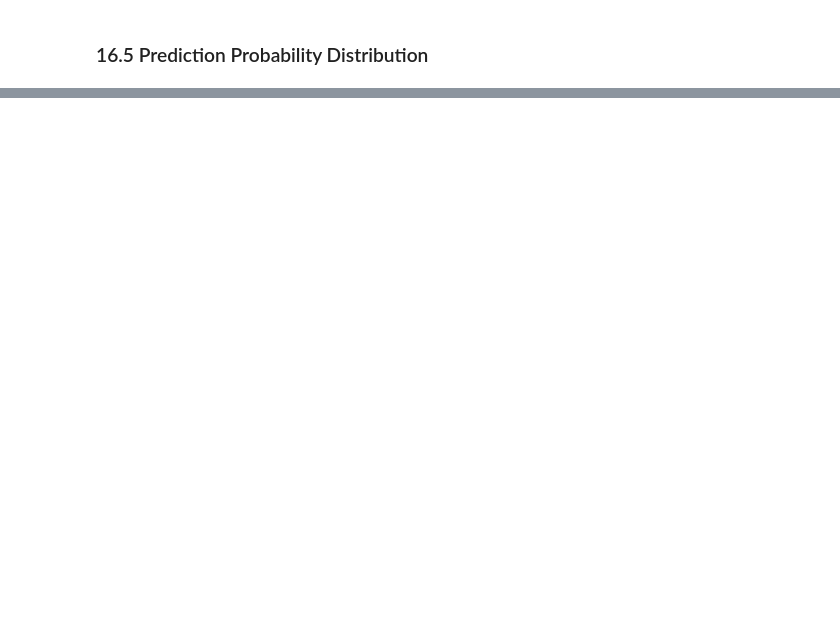
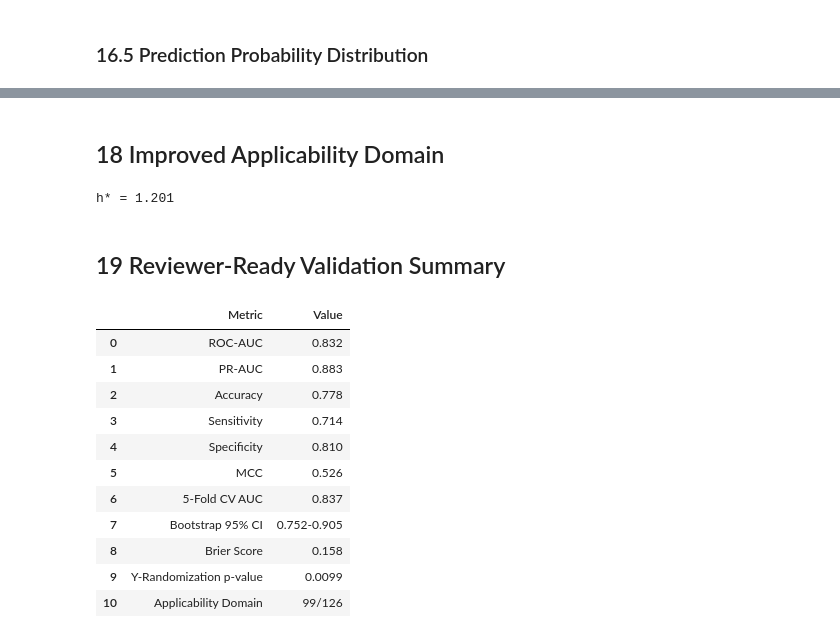
Before and after one commit to akbar527/Akbar, a Jupyter notebook: 4_RecA_Classical_ML_Modeling_Q1_VALIDATION_AUDITED_FIXED_PLUS_DIAGNOSTICS.ipynb, the cells around one changed output, grey strips where cells are left out. Saved outputs shown, nothing was run; the diff lists cells and outputs as text; code cells hidden in the pictures; blank space fills up the shorter version.

```diff
--- a/4_RecA_Classical_ML_Modeling_Q1_VALIDATION_AUDITED_FIXED_PLUS_DIAGNOSTICS.ipynb
+++ b/4_RecA_Classical_ML_Modeling_Q1_VALIDATION_AUDITED_FIXED_PLUS_DIAGNOSTICS.ipynb
@@ -1214,0 +2261,78 @@ probability_df.head()
+# %% [markdown]
+## 18 Improved Applicability Domain
+# %%
+selected_features = extract_selected_feature_names(
+    best_model,
+    X_train.columns
+)
+
+X_ad = X_train[selected_features]
+
+Xmat = np.asarray(X_ad)
+
+p = Xmat.shape[1]
+n = Xmat.shape[0]
+
+h_star = 3 * (p + 1) / n
+
+print(f"h* = {h_star:.3f}")
+# %% [output]
+h* = 1.201
+# %% [markdown]
+## 19 Reviewer-Ready Validation Summary
+# %%
+summary_df = pd.DataFrame({
+
+    "Metric":[
+
+        "ROC-AUC",
+        "PR-AUC",
+        "Accuracy",
+        "Sensitivity",
+        "Specificity",
+        "MCC",
+        "5-Fold CV AUC",
+        "Bootstrap 95% CI",
+        "Brier Score",
+        "Y-Randomization p-value",
+        "Applicability Domain"
+
+    ],
+
+    "Value":[
+
+        f"{prob_auc:.3f}",
+        f"{pr_auc:.3f}",
+        f"{prob_acc:.3f}",
+        f"{sensitivity:.3f}",
+        f"{specificity:.3f}",
+        f"{mcc:.3f}",
+        f"{np.mean(cv5_results['test_roc_auc']):.3f}",
+        f"{ci_lower:.3f}-{ci_upper:.3f}",
+        f"{brier_score:.3f}",
+        f"{p_value:.4f}",
+        f"{ad_df['Inside_AD'].sum()}/{len(ad_df)}"
+
+    ]
+})
+
+display(summary_df)
+
+summary_df.to_csv(
+    OUTPUT_DIR /
+    f"Final_Q1_Validation_Summary.csv",
+    index=False
+)
+# %% [output]
+|  | Metric | Value |
+| 0 | ROC-AUC | 0.832 |
+| 1 | PR-AUC | 0.883 |
+| 2 | Accuracy | 0.778 |
+| 3 | Sensitivity | 0.714 |
+| 4 | Specificity | 0.810 |
+| 5 | MCC | 0.526 |
+| 6 | 5-Fold CV AUC | 0.837 |
+| 7 | Bootstrap 95% CI | 0.752-0.905 |
+| 8 | Brier Score | 0.158 |
+| 9 | Y-Randomization p-value | 0.0099 |
+| 10 | Applicability Domain | 99/126 |
```
Also changed, not shown: parts of 39 cells of this notebook.
